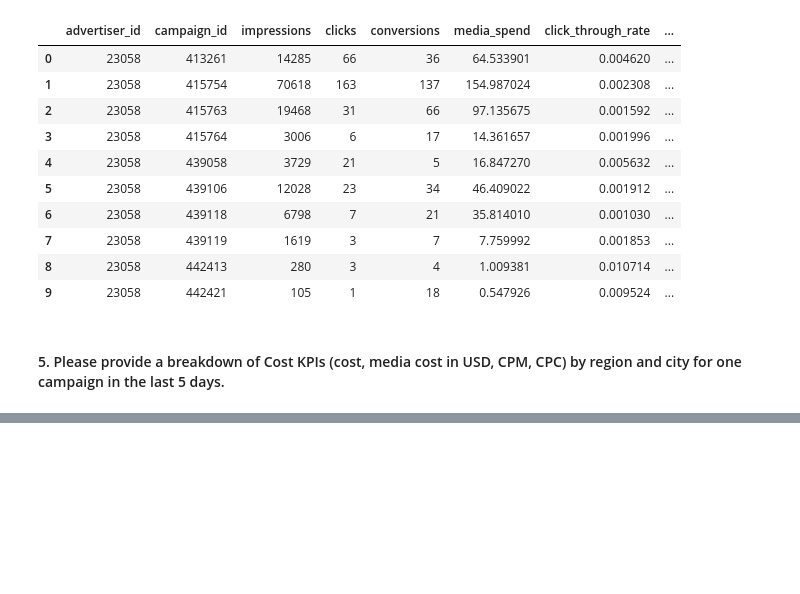
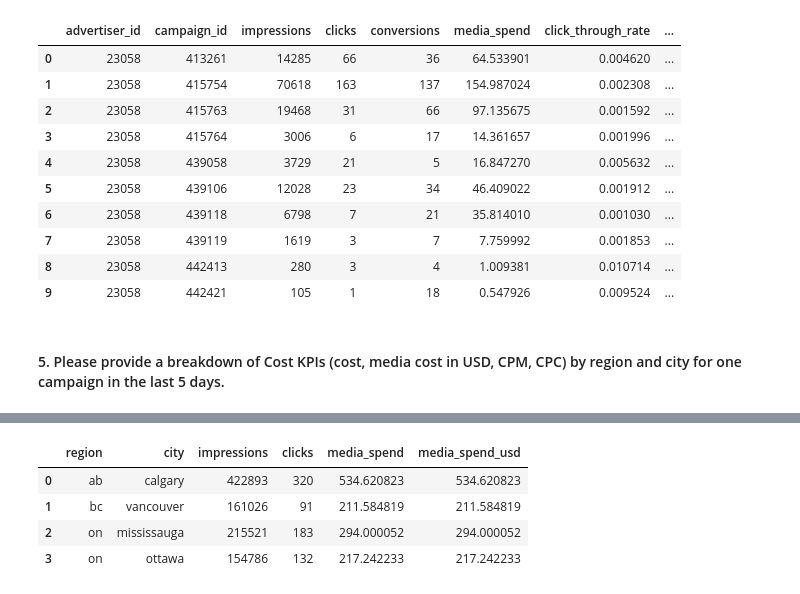
Before and after one commit to jennyw7/testing, a Jupyter notebook: scripts/SQLtest/Assessment.ipynb, the cells around one changed output, grey strips where cells are left out. Cells and saved outputs as stored; diff of their text form; code cells hidden in the pictures; blank space fills up the shorter version.

```diff
--- a/scripts/SQLtest/Assessment.ipynb
+++ b/scripts/SQLtest/Assessment.ipynb
@@ -394 +401,16 @@ sa_rs_evt_table_2026_03_30
+# %%
+rs_df3_summary = (
+    rs_df3
+    .groupby(["region", "city"], dropna=False, as_index=False)[
+        ["impressions", "clicks", "media_spend", "media_spend_usd"]
+    ].sum()
+)
+
+rs_df3_summary
+# %% [output]
+|  | region | city | impressions | clicks | media_spend | media_spend_usd |
+| 0 | ab | calgary | 422893 | 320 | 534.620823 | 534.620823 |
+| 1 | bc | vancouver | 161026 | 91 | 211.584819 | 211.584819 |
+| 2 | on | mississauga | 215521 | 183 | 294.000052 | 294.000052 |
+| 3 | on | ottawa | 154786 | 132 | 217.242233 | 217.242233 |
 # %%
```
Also changed, not shown: parts of 6 cells of this notebook, 1 other file.
